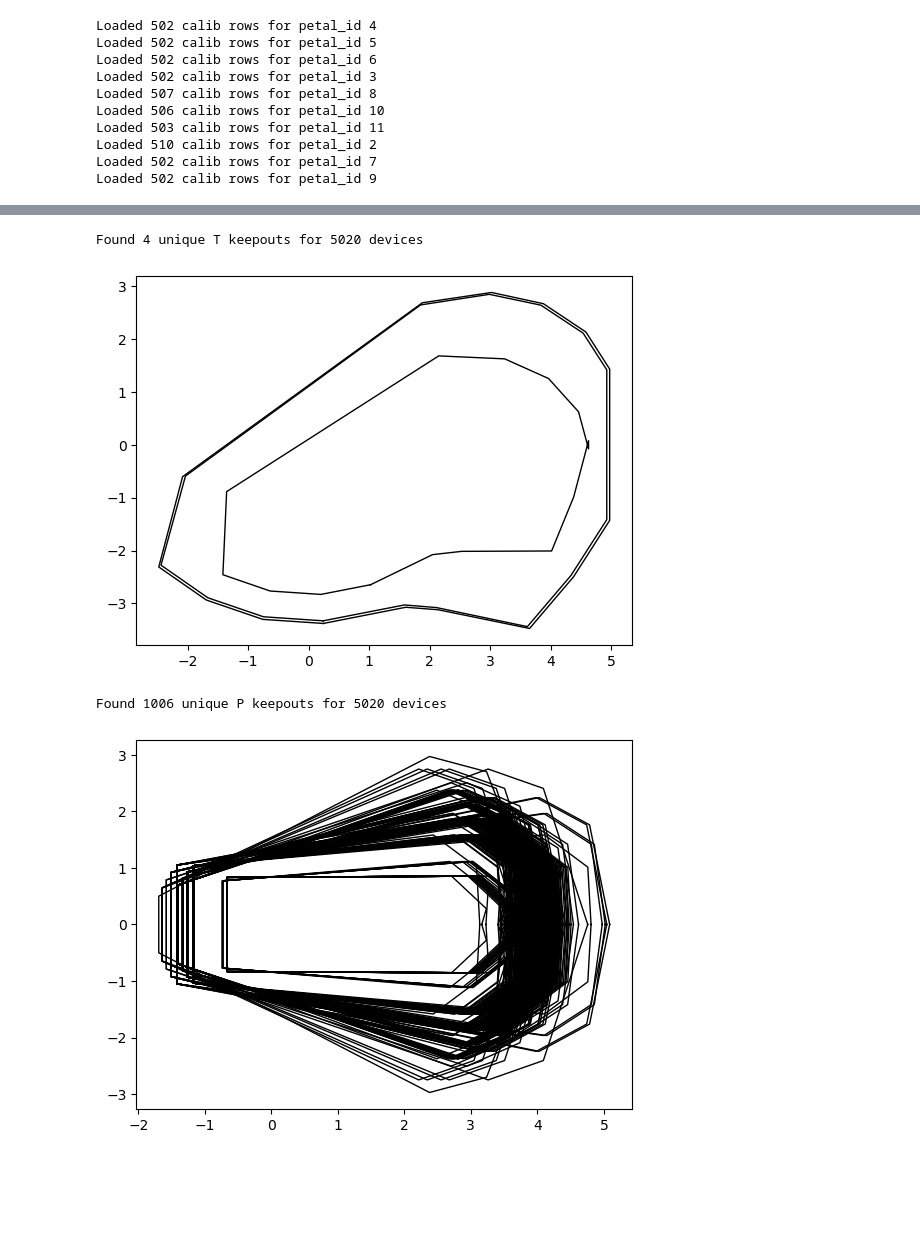
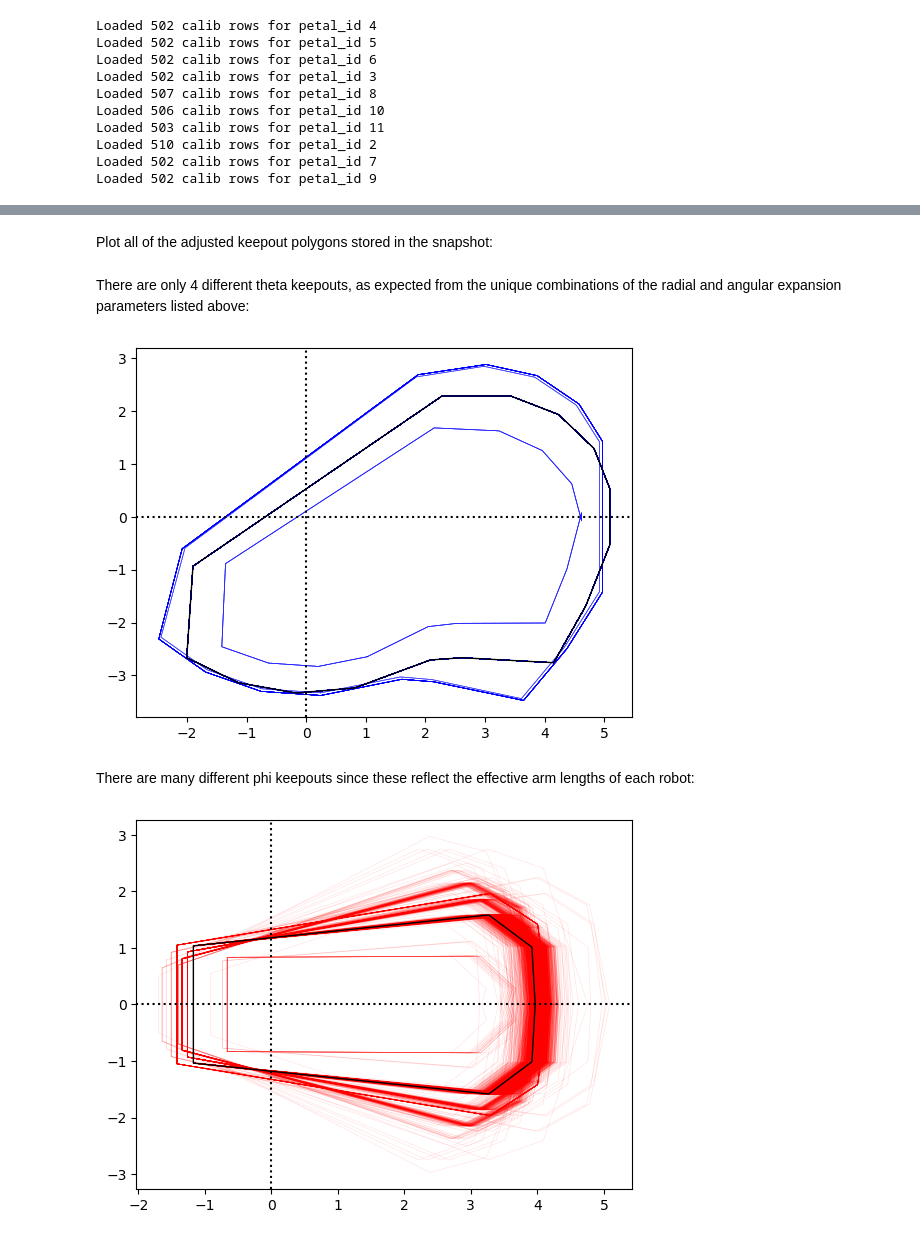
Before and after one commit to desihub/fpoffline, a Jupyter notebook: nb/Keepouts/Keepouts.ipynb, the cells around one changed output, grey strips where cells are left out. Drawn from its saved outputs; the diff is of its cells as text; code cells hidden in the pictures; blank space fills up the shorter version.

Commit message:
Update keepouts notebook

```diff
--- a/nb/Keepouts/Keepouts.ipynb
+++ b/nb/Keepouts/Keepouts.ipynb
@@ -71,0 +179,3 @@ Found 10 unique phi keepouts
+# %%
+snapshot, snap_time = fpoffline.io.get_snapshot(timestamp=astropy.time.Time('2024-09-19T12:00:00', format='isot', scale='utc'))
+print(f'Loading snapshot from {snap_time}')
@@ -72,2 +186,2 @@ Found 10 unique phi keepouts
 # %%
-canonical = lambda k: np.round(safe_eval(k), 3)
+canonical = lambda k: np.round(safe_eval(k), 5)
@@ -93,0 +188,3 @@ def get_keepouts(snap, arm):
+# %%
+nominal_T = canonical(snapshot.meta["general_keepout_T"])
+nominal_P = canonical(snapshot.meta["general_keepout_P"])
@@ -94,12 +200,33 @@ def get_keepouts(snap, arm):
+# %% [markdown]
+Plot all of the adjusted keepout polygons stored in the snapshot:
+# %%
+def plot_keepouts(snap, arm, save=None):
+
+    nominal = nominal_T if arm =='T' else nominal_P
+    color = 'b' if arm == 'T' else 'r'
+
+    # Loop over robots
+    for row in snap:
+        # Load the saved polygon
+        poly = canonical(row[f"KEEPOUT_{arm}"])
+        plt.plot(*poly, '-', c=color, alpha=0.1, lw=0.5)
+
+    # Overplot the nominal keepout in black
+    plt.plot(*nominal, 'k-', lw=1)
+
+    plt.axvline(0, c='k', ls=':')
+    plt.axhline(0, c='k', ls=':')
+    if save:
+        plt.savefig(save)
+# %% [markdown]
+There are only 4 different theta keepouts, as expected from the unique combinations of the radial and angular expansion parameters listed above:
 # %%
-get_keepouts(snapshot, 'T');
-plt.savefig('theta_keepouts.jpg')
+plot_keepouts(snapshot, 'T', save='theta_keepouts.jpg')
 # %% [output]
-Found 4 unique T keepouts for 5020 devices
-[figure, old version]
+[figure, new version]
+# %% [markdown]
+There are many different phi keepouts since these reflect the effective arm lengths of each robot:
 # %%
-get_keepouts(snapshot, 'P');
-plt.savefig('phi_keepouts.jpg')
+plot_keepouts(snapshot, 'P', save='phi_keepouts.jpg')
 # %% [output]
-Found 1006 unique P keepouts for 5020 devices
-[figure, old version]
+[figure, new version]
```
Also changed, not shown: parts of 33 cells of this notebook, 3 other files.
